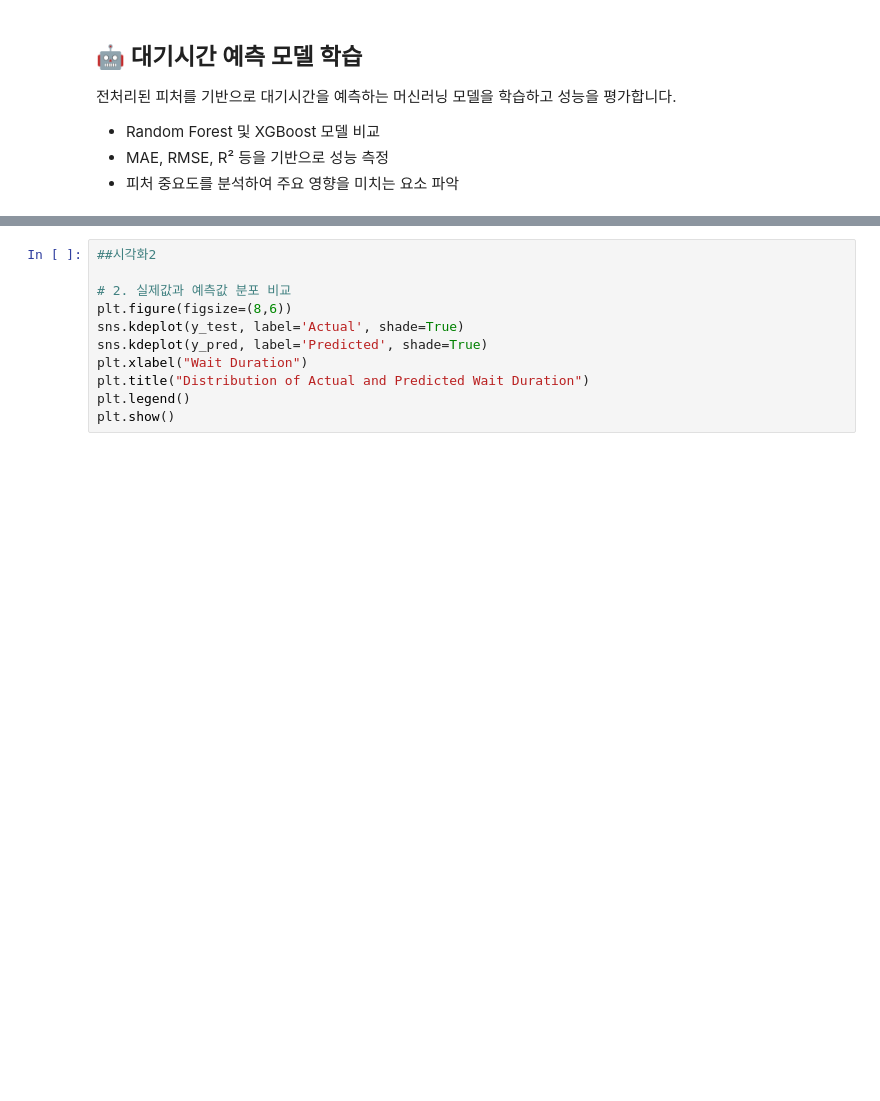
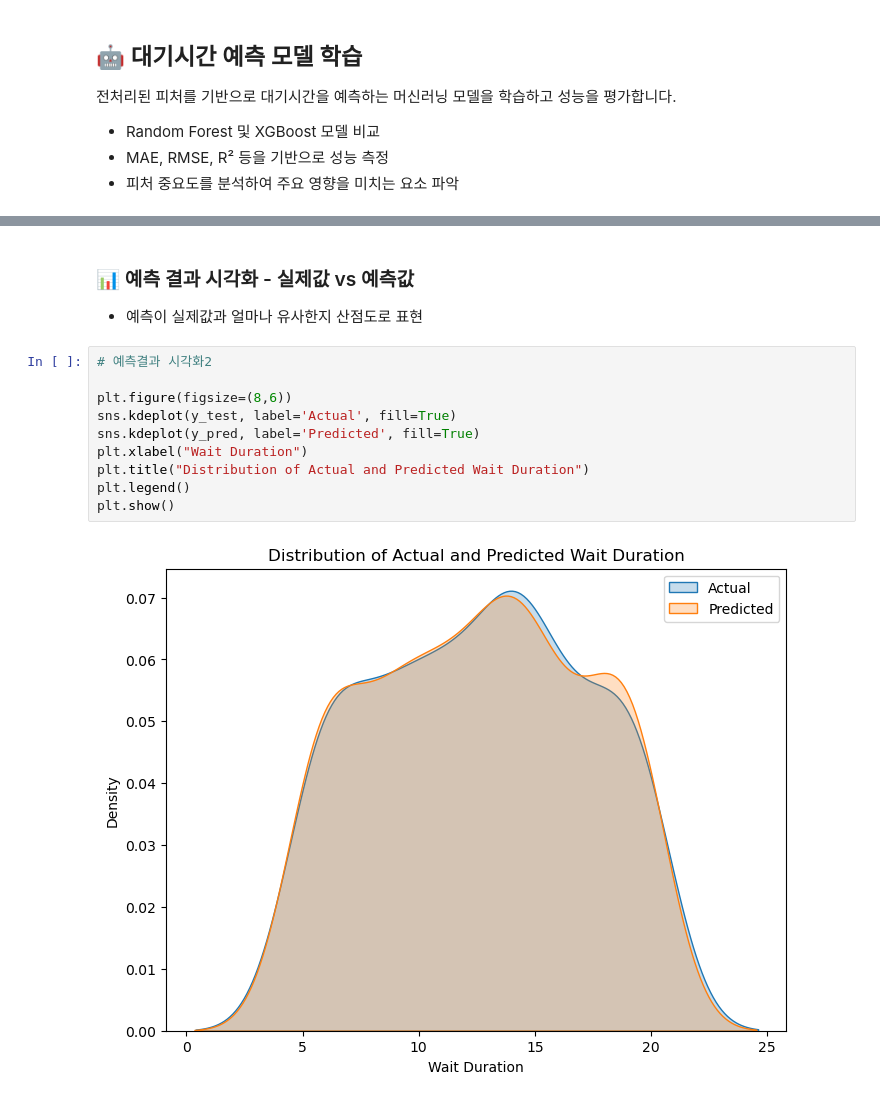
Before and after one commit to kyoungjoosin/crowd-analytics-seat-optimization, a Jupyter notebook: notebooks/03_model_training.ipynb, the cells around one changed output, grey strips where cells are left out. Cells and saved outputs as stored; diff of their text form; blank space fills up the shorter version.

```diff
--- a/notebooks/03_model_training.ipynb
+++ b/notebooks/03_model_training.ipynb
@@ -767,11 +267,15 @@ plt.show()
+# %% [markdown]
+### 📊 예측 결과 시각화 - 실제값 vs 예측값
+- 예측이 실제값과 얼마나 유사한지 산점도로 표현
 # %%
-##시각화2
+# 예측결과 시각화2
 
-# 2. 실제값과 예측값 분포 비교
 plt.figure(figsize=(8,6))
-sns.kdeplot(y_test, label='Actual', shade=True)
-sns.kdeplot(y_pred, label='Predicted', shade=True)
+sns.kdeplot(y_test, label='Actual', fill=True)
+sns.kdeplot(y_pred, label='Predicted', fill=True)
 plt.xlabel("Wait Duration")
 plt.title("Distribution of Actual and Predicted Wait Duration")
 plt.legend()
 plt.show()
+# %% [output]
+[figure, added]
```
Also changed, not shown: parts of 32 cells of this notebook.
